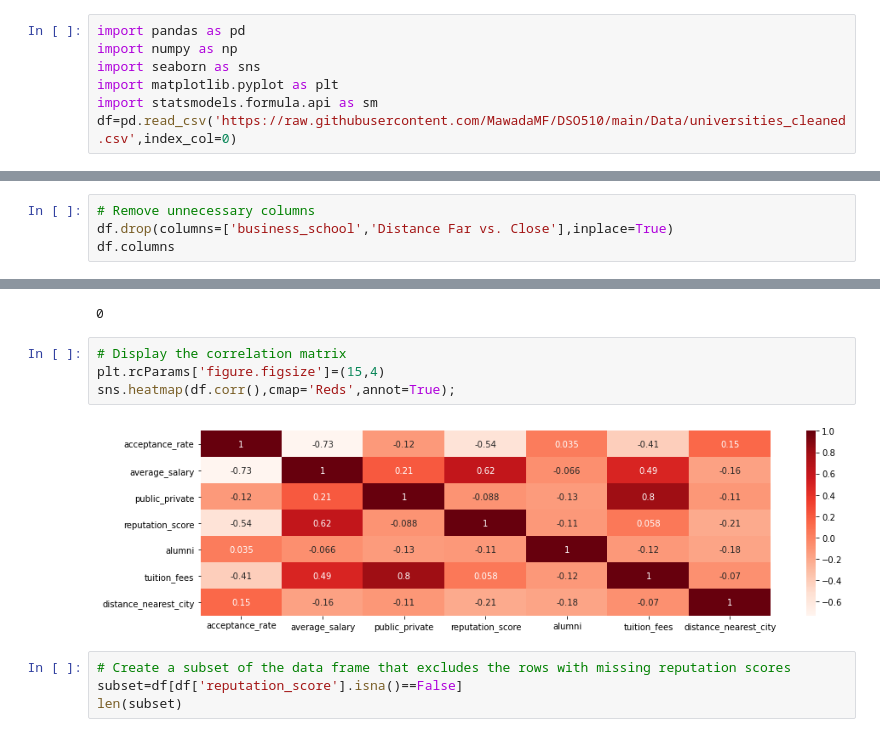
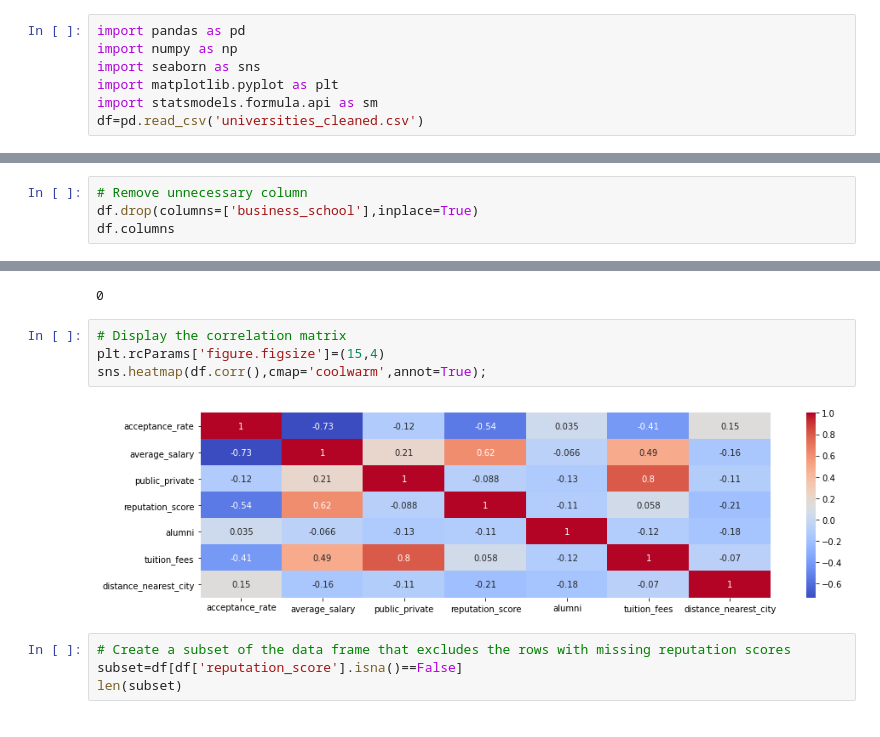
Before and after one commit to MawadaMF/DSO510, a Jupyter notebook: Cleaning and Preprocessing/data_prep.ipynb, the cells around one changed output, grey strips where cells are left out. Drawn from its saved outputs; the diff is of its cells as text.

Commit message:
Updated plot

```diff
--- a/Cleaning and Preprocessing/data_prep.ipynb
+++ b/Cleaning and Preprocessing/data_prep.ipynb
@@ -6,7 +6,7 @@ import numpy as np
 import seaborn as sns
 import matplotlib.pyplot as plt
 import statsmodels.formula.api as sm
-df=pd.read_csv('https://raw.githubusercontent.com/MawadaMF/DSO510/main/Data/universities_cleaned.csv',index_col=0)
+df=pd.read_csv('universities_cleaned.csv')
 # %%
 df.head()
 # %% [output]
@@ -17,8 +17,8 @@ df.head()
 | 3 | Cornell University (Dyson) | Dyson | 0.0290 | 74493 | 1 | 4.3 | ... |
 | 4 | University of Michigan (Ross) | Ross | 0.1200 | 72268 | 0 | 4.6 | ... |
 # %%
-# Remove unnecessary columns
-df.drop(columns=['business_school','Distance Far vs. Close'],inplace=True)
+# Remove unnecessary column
+df.drop(columns=['business_school'],inplace=True)
 df.columns
 # %% [output]
 Index(['School_x', 'Acceptance Rate', 'Average Salary',
@@ -72,9 +72,9 @@ df['alumni'].isna().sum()
 # %%
 # Display the correlation matrix
 plt.rcParams['figure.figsize']=(15,4)
-sns.heatmap(df.corr(),cmap='Reds',annot=True);
+sns.heatmap(df.corr(),cmap='coolwarm',annot=True);
 # %% [output]
-[figure, old version]
+[figure, new version]
 # %%
 # Create a subset of the data frame that excludes the rows with missing reputation scores
 subset=df[df['reputation_score'].isna()==False]
```
Also changed, not shown: parts of 4 cells of this notebook.
